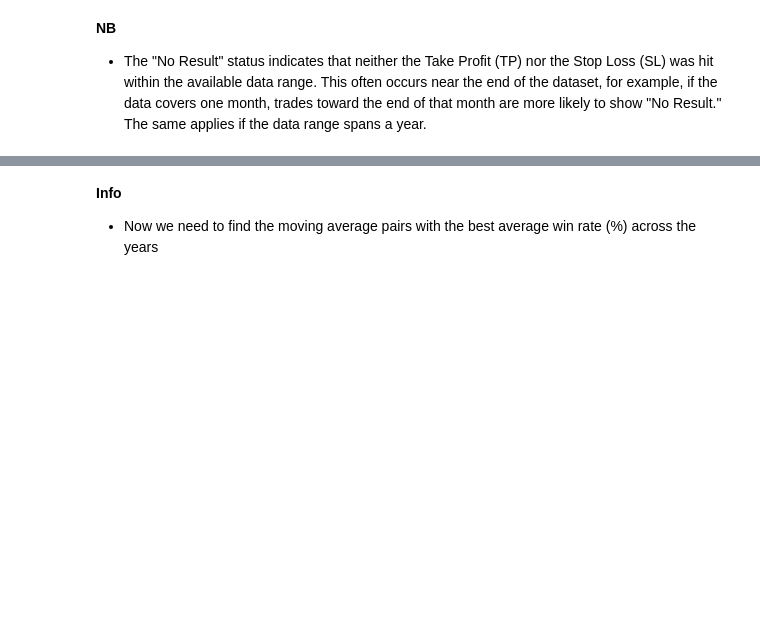
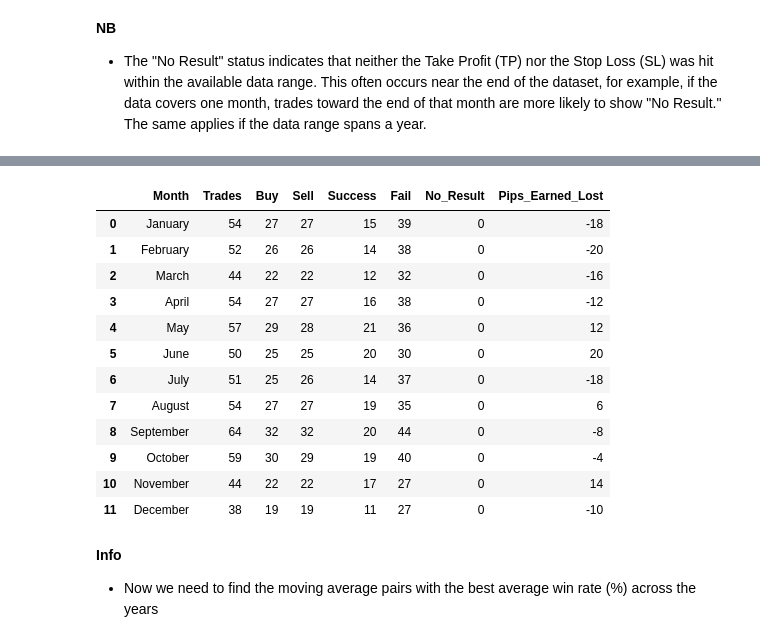
Before and after one commit to Kwamena-A-Yamoah/Forex_Trading_Bot_and_Analysis, a Jupyter notebook: backtest/ma_1 EURUSDm.ipynb, the cells around one changed output, grey strips where cells are left out. Saved outputs shown, nothing was run; the diff lists cells and outputs as text; code cells hidden in the pictures; blank space fills up the shorter version.

```diff
--- a/backtest/ma_1 EURUSDm.ipynb
+++ b/backtest/ma_1 EURUSDm.ipynb
@@ -270,6 +332,10 @@ def get_year_dates(year):
         end_date = datetime(year, 12, 31)
 
     return start_date, end_date
+# %%
+# Make the TP & SL a global variable
+tp_amount = 4
+sl_amount = 2
 # %%
 # Backtests for a whole year
 def moving_average_backtest_year(symbol, timeframe, year, num1, num2):
@@ -440,13 +502,9 @@ def moving_average_backtest_year_month(symbol, timeframe, year, num1, num2):
     # Get the "point" or tick of the pair for symbol presumably = 0.00001
     sym_point = mt5.symbol_info(symbol).point
 
-    # TP and SP amounts
-    tp_amount = 5
-    sp_amount = 5
-
     # Define pip values and spread adjustment
     take_profit_pips = tp_amount * (sym_point * 100)
-    stop_loss_pips = sp_amount * (sym_point * 100)
+    stop_loss_pips = sl_amount * (sym_point * 100)
 
     # Create column name from num1 and num2
     name1 = "MA_" + str(num1)
@@ -502,7 +560,7 @@ def moving_average_backtest_year_month(symbol, timeframe, year, num1, num2):
                     break
                 elif stop_loss_hit:
                     trade_success = 'Fail'
-                    pips_result = -sp_amount
+                    pips_result = -sl_amount
                     break
 
             data.at[i, 'Trade_Success'] = trade_success
@@ -609,10 +653,23 @@ bma_2024
 # %%
 symbol = "EURUSDm"
-timeframe = mt5.TIMEFRAME_H2
-month ='jun'
+timeframe = mt5.TIMEFRAME_M10
 year = 2024
-mab= moving_average_backtest_year(symbol, timeframe, year, 24, 25)
+mab= moving_average_backtest_year_month(symbol, timeframe, year, 49, 71)
 mab
+# %% [output]
+|  | Month | Trades | Buy | Sell | Success | Fail | No_Result | Pips_Earned_Lost |
+| 0 | January | 54 | 27 | 27 | 15 | 39 | 0 | -18 |
+| 1 | February | 52 | 26 | 26 | 14 | 38 | 0 | -20 |
+| 2 | March | 44 | 22 | 22 | 12 | 32 | 0 | -16 |
+| 3 | April | 54 | 27 | 27 | 16 | 38 | 0 | -12 |
+| 4 | May | 57 | 29 | 28 | 21 | 36 | 0 | 12 |
+| 5 | June | 50 | 25 | 25 | 20 | 30 | 0 | 20 |
+| 6 | July | 51 | 25 | 26 | 14 | 37 | 0 | -18 |
+| 7 | August | 54 | 27 | 27 | 19 | 35 | 0 | 6 |
+| 8 | September | 64 | 32 | 32 | 20 | 44 | 0 | -8 |
+| 9 | October | 59 | 30 | 29 | 19 | 40 | 0 | -4 |
+| 10 | November | 44 | 22 | 22 | 17 | 27 | 0 | 14 |
+| 11 | December | 38 | 19 | 19 | 11 | 27 | 0 | -10 |
 # %% [markdown]
 __Info__
 - Now we need to find the moving average pairs with the best average win rate (%) across the years
```
Also changed, not shown: parts of 4 cells of this notebook, 2 other files.
